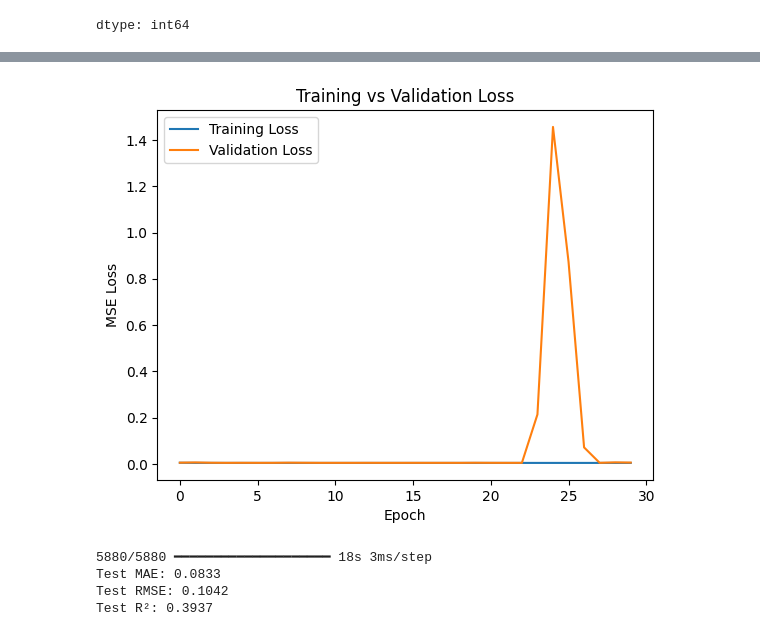
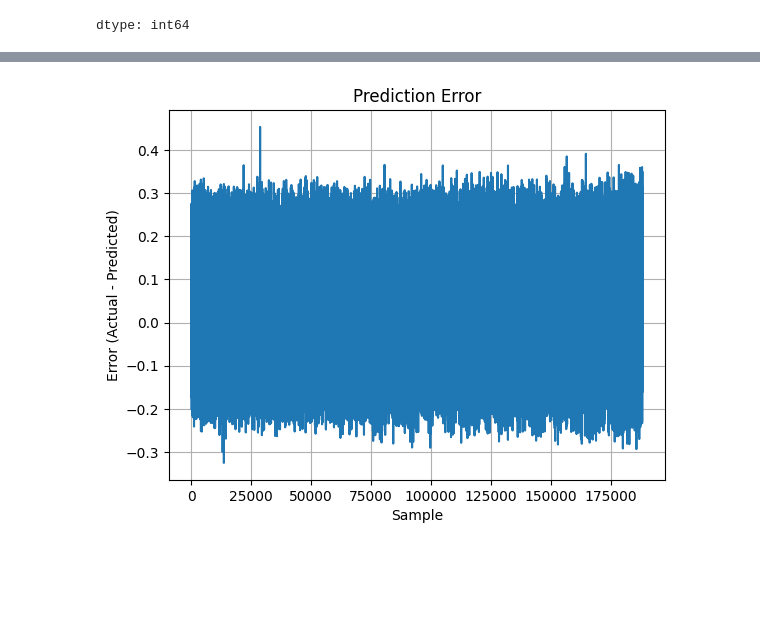
Before and after one commit to Begizew2112/bearing, a Jupyter notebook: thesis cnn+ lstm progress.ipynb, the cells around one changed output, grey strips where cells are left out. Saved outputs shown, nothing was run; the diff lists cells and outputs as text; code cells hidden in the pictures; blank space fills up the shorter version.

```diff
--- a/thesis cnn+ lstm progress.ipynb
+++ b/thesis cnn+ lstm progress.ipynb
@@ -601,30 +564,0 @@ plt.show()
-# %%
-import matplotlib.pyplot as plt
-
-plt.plot(history.history['loss'], label='Training Loss')
-plt.plot(history.history['val_loss'], label='Validation Loss')
-plt.xlabel('Epoch')
-plt.ylabel('MSE Loss')
-plt.legend()
-plt.title("Training vs Validation Loss")
-plt.show()
-# %% [output]
-[figure, removed]
-# %%
-from sklearn.metrics import mean_absolute_error, mean_squared_error, r2_score
-import numpy as np
-
-y_pred = model.predict(X_test).flatten()
-
-mae = mean_absolute_error(y_test, y_pred)
-rmse = np.sqrt(mean_squared_error(y_test, y_pred))
-r2 = r2_score(y_test, y_pred)
-
-print(f"Test MAE: {mae:.4f}")
-print(f"Test RMSE: {rmse:.4f}")
-print(f"Test R²: {r2:.4f}")
-# %% [output]
-5880/5880 ━━━━━━━━━━━━━━━━━━━━ 18s 3ms/step
-Test MAE: 0.0833
-Test RMSE: 0.1042
-Test R²: 0.3937
@@ -650,0 +565,10 @@ model.save('/content/drive/MyDrive/rul_model1.keras')  # Save as HDF5 file
+# %%
+error = y_test - y_pred
+plt.plot(error)
+plt.title("Prediction Error")
+plt.xlabel("Sample")
+plt.ylabel("Error (Actual - Predicted)")
+plt.grid(True)
+plt.show()
+# %% [output]
+[figure, added]
```
Also changed, not shown: parts of 37 cells of this notebook.
